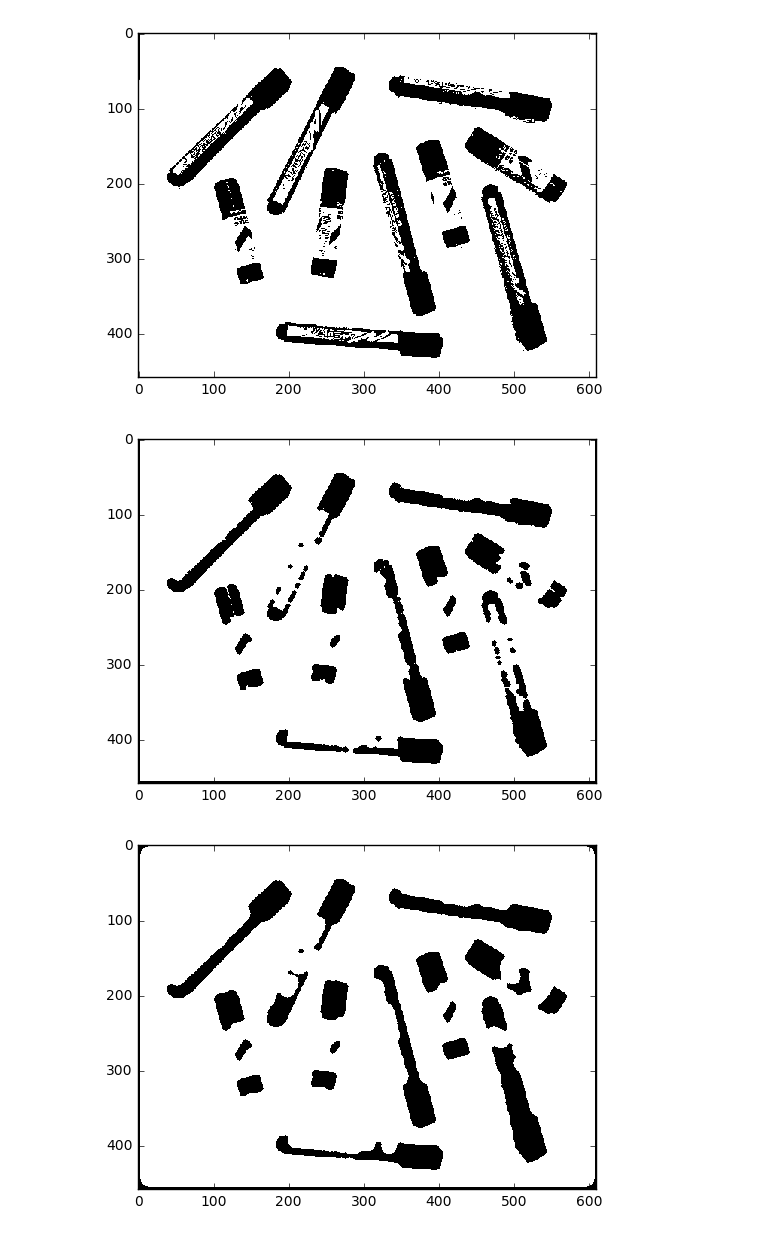
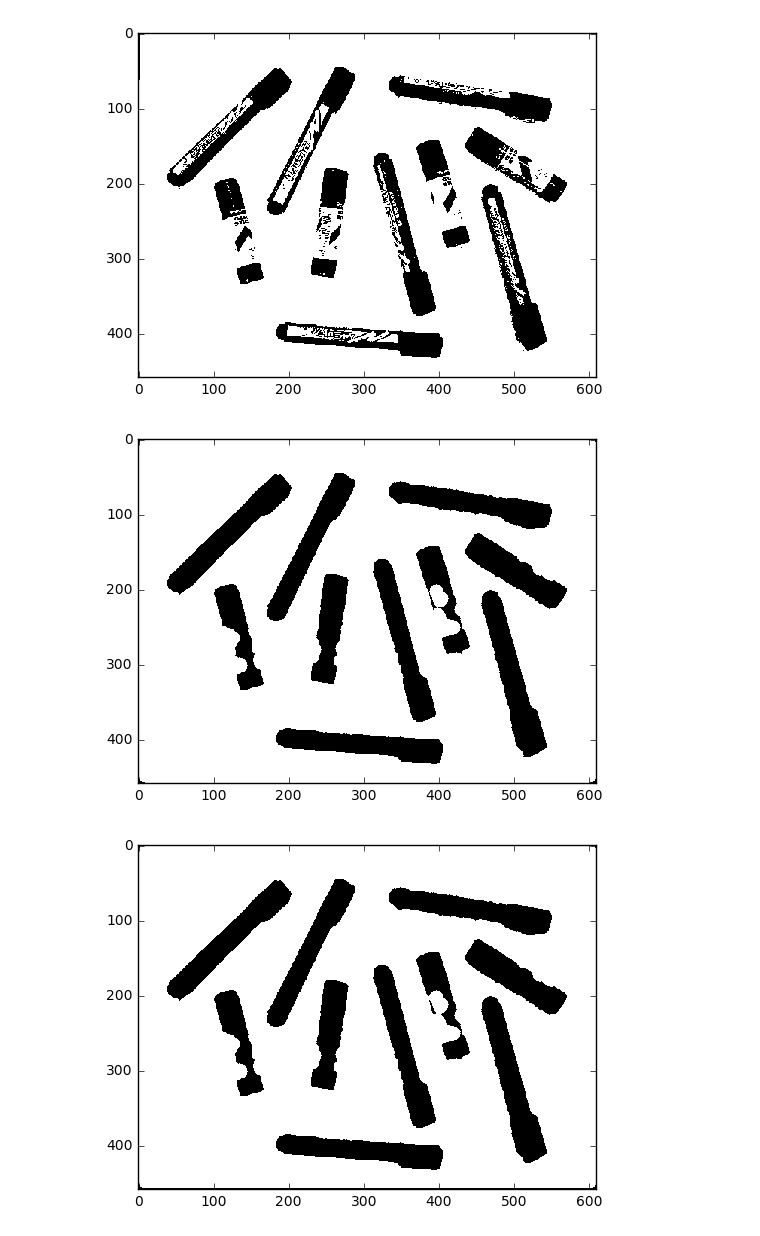
Before and after one commit to juliakamkova/B31XB-IIP-TP-1617, a Jupyter notebook: 5-segmentation/segmentation.ipynb, the cells around one changed output. Saved outputs shown, nothing was run; the diff lists cells and outputs as text; code cells hidden in the pictures.

```diff
--- a/5-segmentation/segmentation.ipynb
+++ b/5-segmentation/segmentation.ipynb
@@ -140,18 +140,16 @@ plt.show()
  this looks transposed (shape is 458 x 610)
   '(shape is %d x %d)' % inp.shape[::-1])
 [figure]
-# %%
-salem = disk (3)
-
-clos_obj = binary_closing (binary_obj, salem)
-plt.figure
-imshow (clos_obj)
-plt.show()
-
-open_obj = binary_opening (clos_obj , disk (10))
-plt.figure
-imshow (open_obj)
-plt.show()
-# %% [output]
-[figure, removed]
-[figure, removed]
+# %%
+open_obj = binary_opening (binary_obj , disk (9))
+plt.figure
+imshow (open_obj)
+plt.show()
+
+clos_obj = binary_closing (open_obj, disk (1))
+plt.figure
+imshow (clos_obj)
+plt.show()
+# %% [output]
+[figure, added]
+[figure, added]
```
Also changed, not shown: parts of 5 cells of this notebook.
